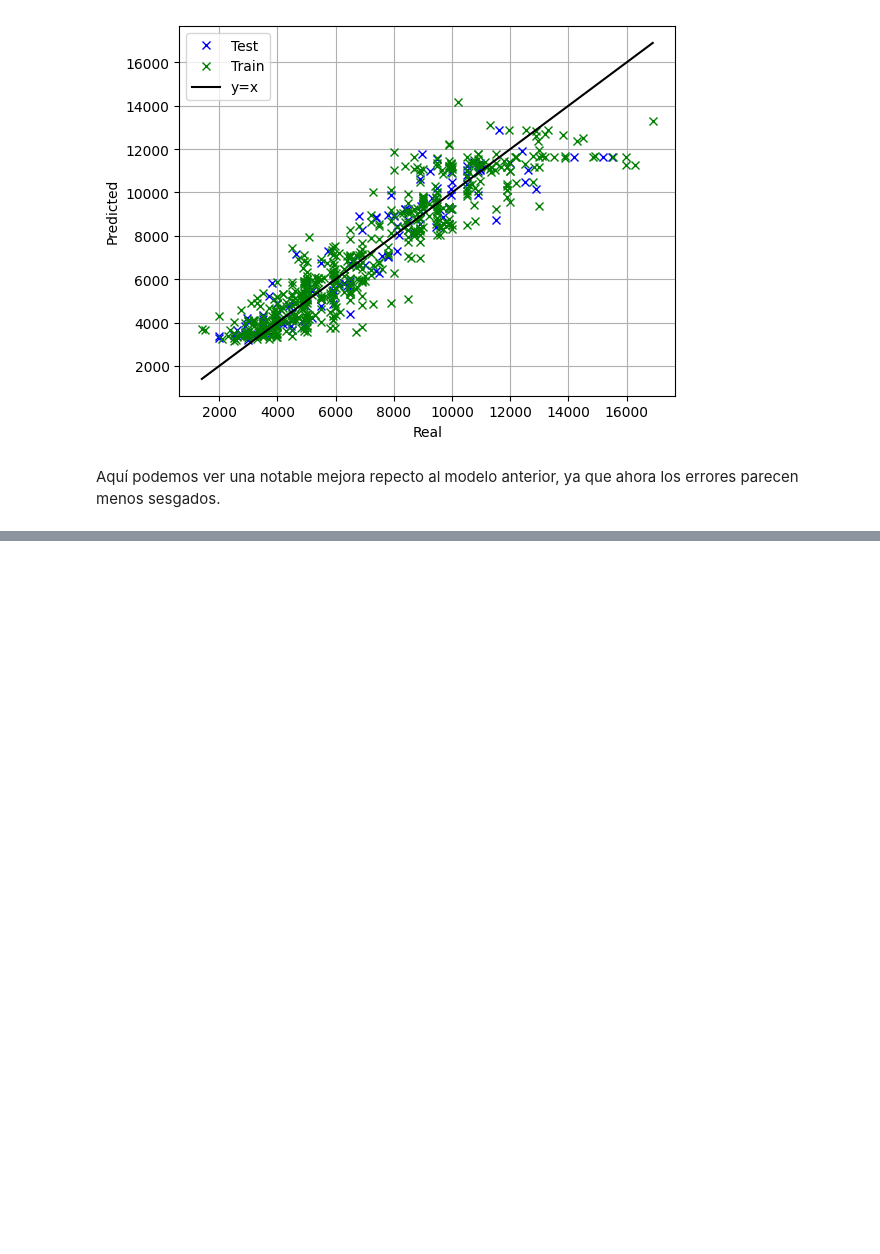
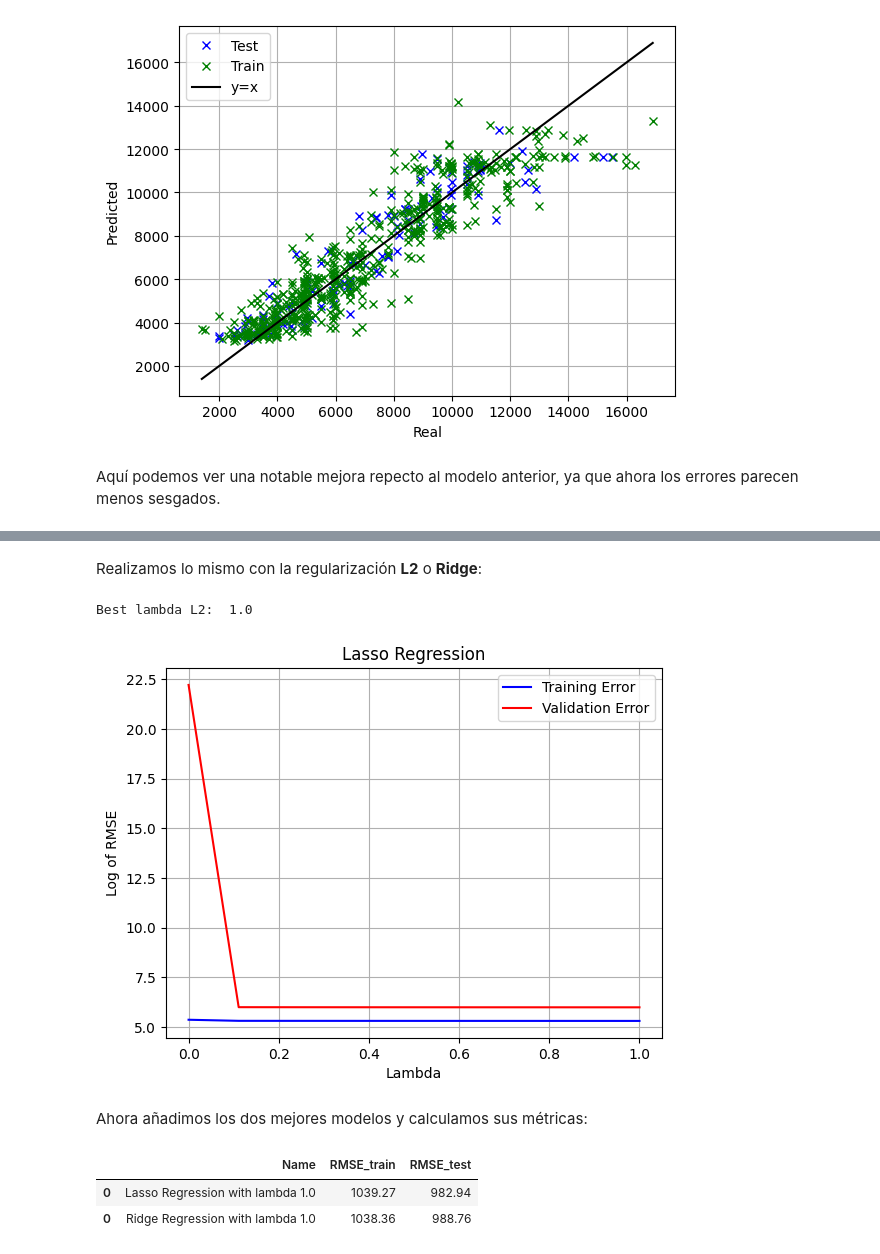
Before and after one commit to Davidjmz12/Automatic-Learning, a Jupyter notebook: Lab-02/P2.ipynb, the cells around one changed output, grey strips where cells are left out. Drawn from its saved outputs; the diff is of its cells as text; code cells hidden in the pictures; blank space fills up the shorter version.

```diff
--- a/Lab-02/P2.ipynb
+++ b/Lab-02/P2.ipynb
@@ -498,0 +543,35 @@ Aquí podemos ver una notable mejora repecto al modelo anterior, ya que ahora lo
+# %% [markdown]
+Realizamos lo mismo con la regularización **L2** o **Ridge**:
+# %%
+kv_ridge.plot_errors(x_label="Lambda", title="Lasso Regression", log=True)
+print("Best lambda L2: ", kv_ridge.get_best_hyperparameter())
+# %% [output]
+Best lambda L2:  1.0
+[figure, added]
+# %% [markdown]
+Ahora añadimos los dos mejores modelos y calculamos sus métricas:
+# %%
+model_3_lasso = LinearRegression(
+    x_train, y_train,
+    x_test, y_test,
+    kv_lasso.get_best_model(), f"Lasso Regression with lambda {kv_lasso.get_best_hyperparameter()}",
+    flags
+)
+
+model_3_ridge = LinearRegression(
+    x_train, y_train,
+    x_test, y_test,
+    kv_ridge.get_best_model(), f"Ridge Regression with lambda {kv_ridge.get_best_hyperparameter()}",
+    flags
+)
+
+# Add models
+models.append(model_3_lasso.compute_metrics())
+models.append(model_3_ridge.compute_metrics())
+
+
+pd.concat([model_3_lasso.compute_metrics(), model_3_ridge.compute_metrics()], axis=0)
+# %% [output]
+|  | Name | RMSE_train | RMSE_test |
+| 0 | Lasso Regression with lambda 1.0 | 1039.27 | 982.94 |
+| 0 | Ridge Regression with lambda 1.0 | 1038.36 | 988.76 |
```
Also changed, not shown: parts of 19 cells of this notebook.
